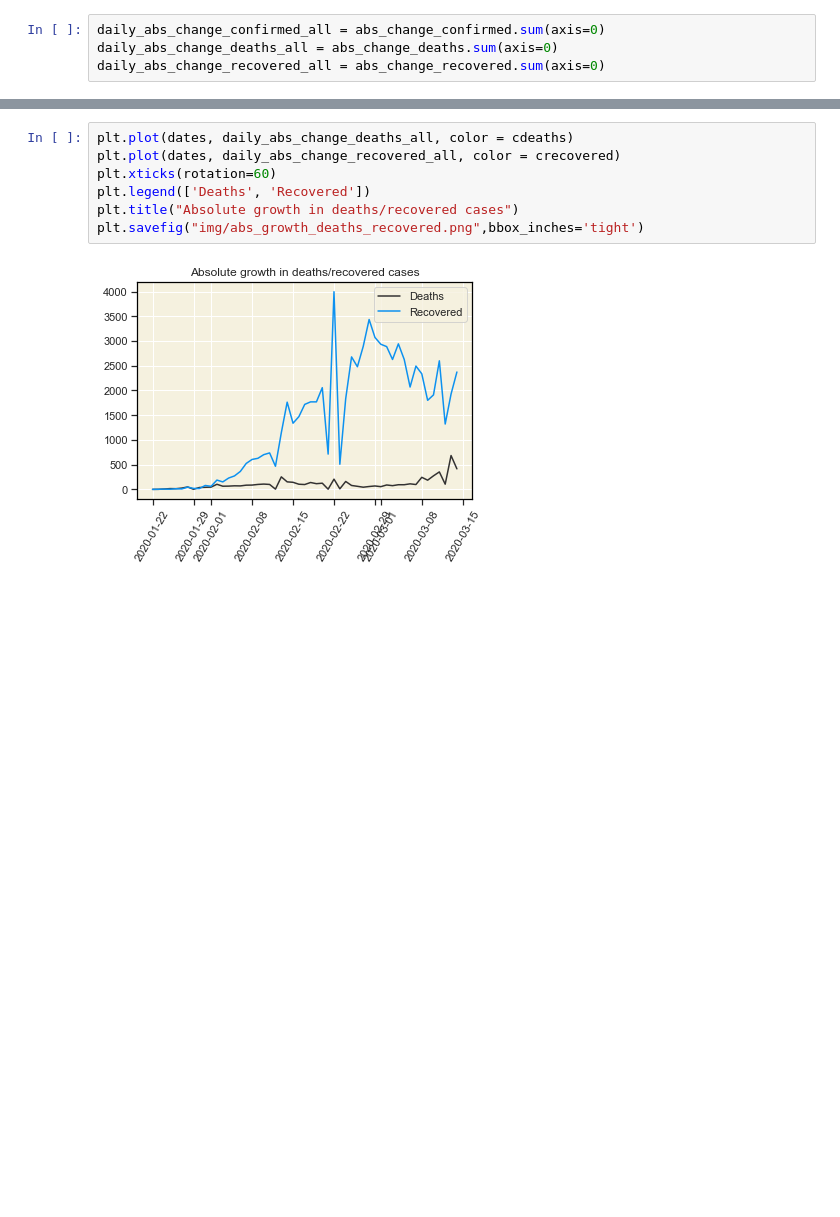
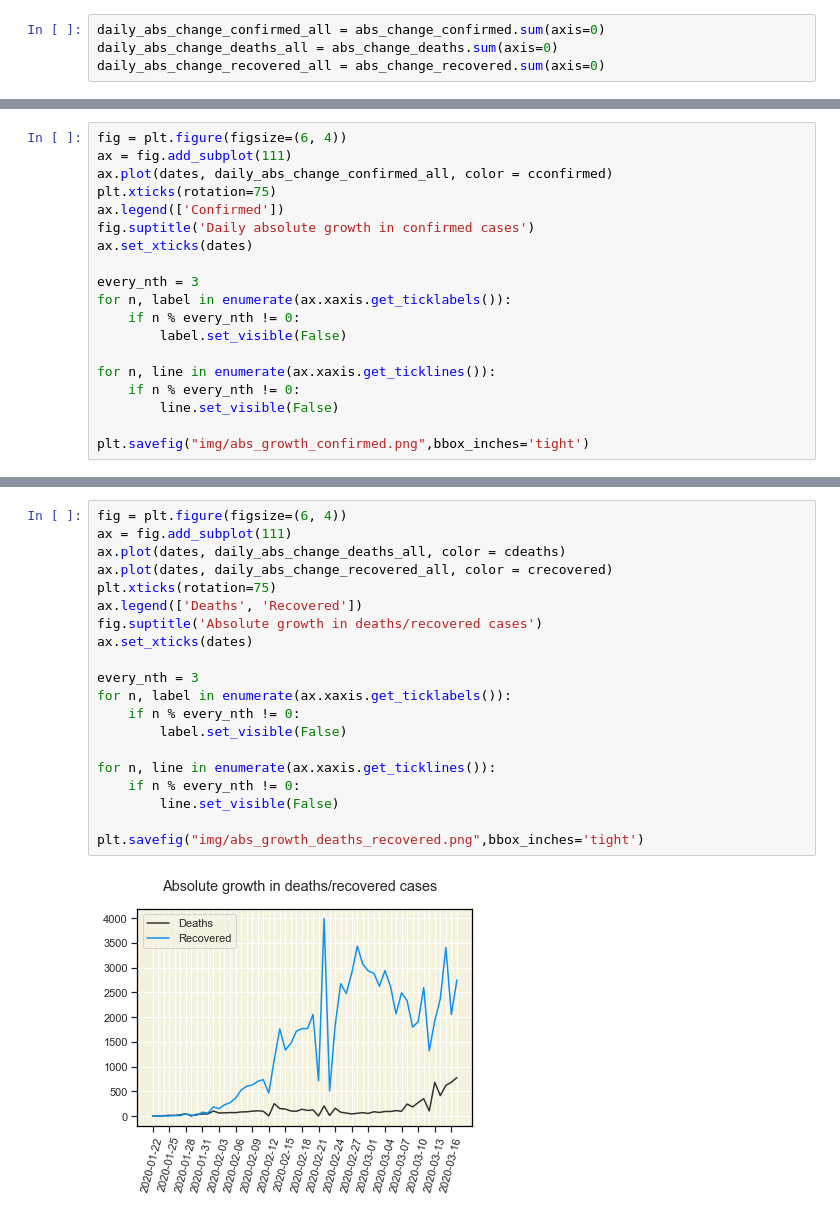
Before and after one commit to msarnacki/coronavirus-2019-nCoV, a Jupyter notebook: main.ipynb, the cells around one changed output, grey strips where cells are left out. Drawn from its saved outputs; the diff is of its cells as text; blank space fills up the shorter version.

Commit message:
automated plots for countries with most confirmed cases, update readme

```diff
--- a/main.ipynb
+++ b/main.ipynb
@@ -391,0 +441,19 @@ plt.savefig("img/abs_growth_confirmed.png",bbox_inches='tight')
+# %%
+fig = plt.figure(figsize=(6, 4))
+ax = fig.add_subplot(111)
+ax.plot(dates, daily_abs_change_confirmed_all, color = cconfirmed)
+plt.xticks(rotation=75)
+ax.legend(['Confirmed'])
+fig.suptitle('Daily absolute growth in confirmed cases')
+ax.set_xticks(dates)
+
+every_nth = 3
+for n, label in enumerate(ax.xaxis.get_ticklabels()):
+    if n % every_nth != 0:
+        label.set_visible(False)
+
+for n, line in enumerate(ax.xaxis.get_ticklines()):
+    if n % every_nth != 0:
+        line.set_visible(False)
+
+plt.savefig("img/abs_growth_confirmed.png",bbox_inches='tight')
@@ -392,9 +462,22 @@ plt.savefig("img/abs_growth_confirmed.png",bbox_inches='tight')
 # %%
-plt.plot(dates, daily_abs_change_deaths_all, color = cdeaths)
-plt.plot(dates, daily_abs_change_recovered_all, color = crecovered)
-plt.xticks(rotation=60)
-plt.legend(['Deaths', 'Recovered'])
-plt.title("Absolute growth in deaths/recovered cases")
+fig = plt.figure(figsize=(6, 4))
+ax = fig.add_subplot(111)
+ax.plot(dates, daily_abs_change_deaths_all, color = cdeaths)
+ax.plot(dates, daily_abs_change_recovered_all, color = crecovered)
+plt.xticks(rotation=75)
+ax.legend(['Deaths', 'Recovered'])
+fig.suptitle('Absolute growth in deaths/recovered cases')
+ax.set_xticks(dates)
+
+every_nth = 3
+for n, label in enumerate(ax.xaxis.get_ticklabels()):
+    if n % every_nth != 0:
+        label.set_visible(False)
+
+for n, line in enumerate(ax.xaxis.get_ticklines()):
+    if n % every_nth != 0:
+        line.set_visible(False)
+
 plt.savefig("img/abs_growth_deaths_recovered.png",bbox_inches='tight')
 # %% [output]
-[figure, old version]
+[figure, new version]
```
Also changed, not shown: parts of 21 cells of this notebook, 10 other files.
